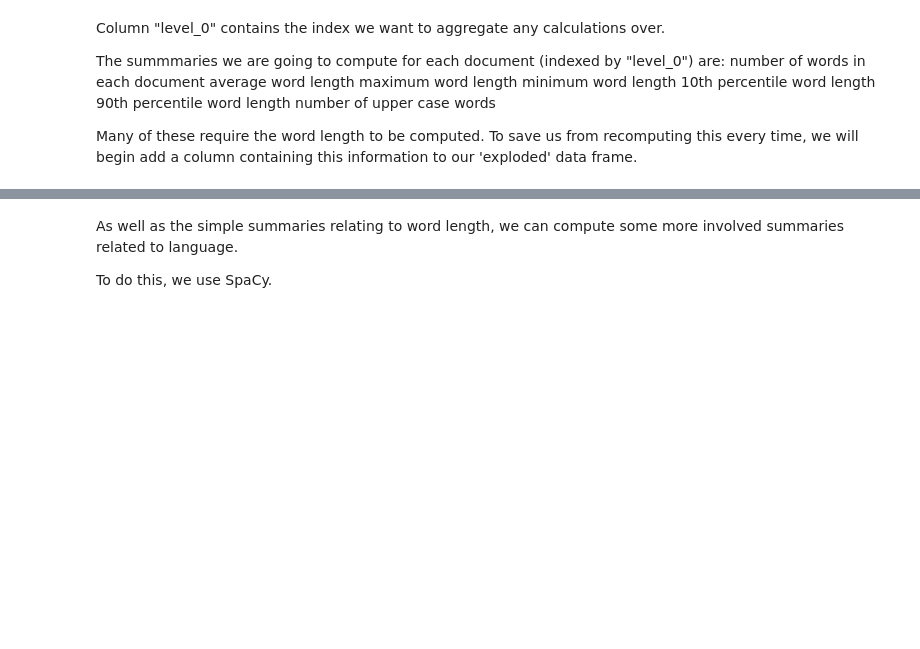
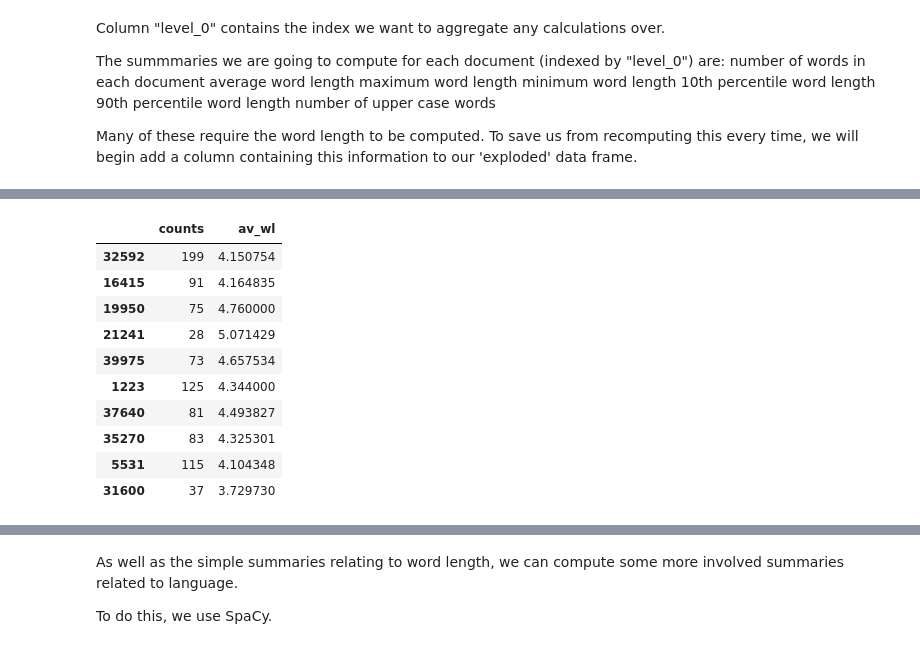
Before and after one commit to willb/openshift-ml-workflows-workshop, a Jupyter notebook: 02a-feature-engineering.ipynb, the cells around one changed output, grey strips where cells are left out. Drawn from its saved outputs; the diff is of its cells as text; code cells hidden in the pictures; blank space fills up the shorter version.

Commit message:
min max and average summaries computed

```diff
--- a/02a-feature-engineering.ipynb
+++ b/02a-feature-engineering.ipynb
@@ -110,0 +113,4 @@ df_explode.sample(10) ## looks fine, though punctuation is being counted as a ch
+# %%
+counts = df_explode['level_0'].value_counts()
+
+df_summaries = pd.DataFrame({'counts' :counts})
@@ -110,0 +131,16 @@ df_explode.sample(10) ## looks fine, though punctuation is being counted as a ch
+# %%
+df_summaries["av_wl"] = df_explode.groupby('level_0')['word_len'].mean() #average word length
+# %%
+df_summaries.sample(10)
+# %% [output]
+|  | counts | av_wl |
+| 32592 | 199 | 4.150754 |
+| 16415 | 91 | 4.164835 |
+| 19950 | 75 | 4.760000 |
+| 21241 | 28 | 5.071429 |
+| 39975 | 73 | 4.657534 |
+| 1223 | 125 | 4.344000 |
+| 37640 | 81 | 4.493827 |
+| 35270 | 83 | 4.325301 |
+| 5531 | 115 | 4.104348 |
+| 31600 | 37 | 3.729730 |
```
Also changed, not shown: parts of 9 cells of this notebook.
